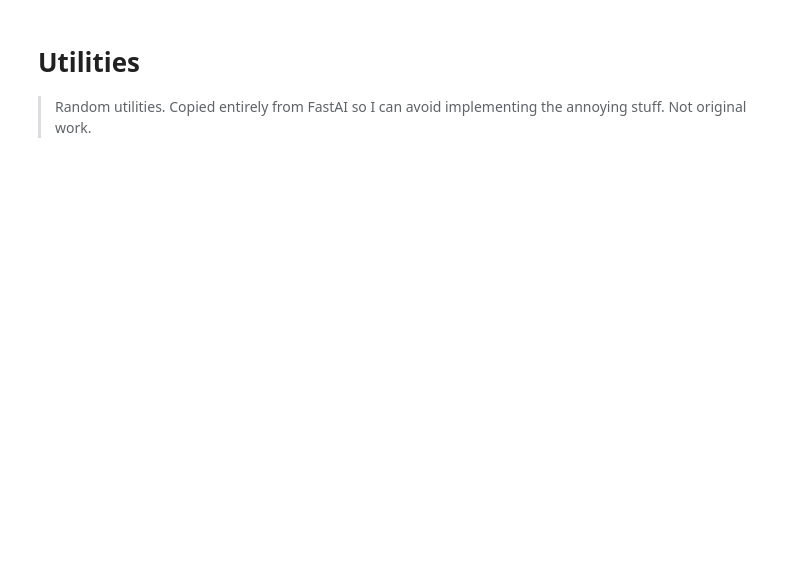
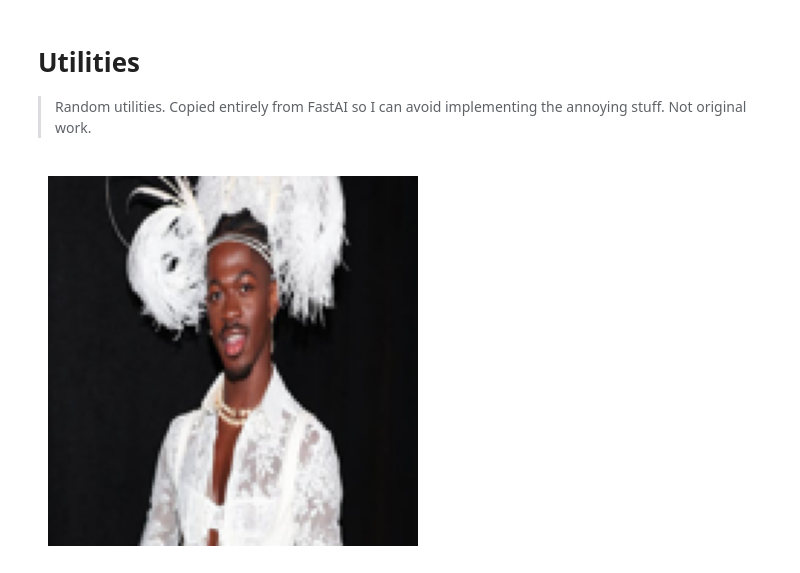
Before and after one commit to jeremyadamsfisher/SlowAI, a Jupyter notebook: nbs/99_utils.ipynb, the cells around one changed output. Drawn from its saved outputs; the diff is of its cells as text; code cells hidden in the pictures; blank space fills up the shorter version.

```diff
--- a/nbs/99_utils.ipynb
+++ b/nbs/99_utils.ipynb
@@ -190,6 +192,21 @@ class Suppressor:
 
     def flush(self):
         pass
+# %%
+# |export
+def download_image(image_url, resize=None) -> torch.Tensor:
+    response = requests.get(image_url, stream=True)
+    assert response.status_code == 200
+    img = Image.open(response.raw)
+    if resize:
+        img = img.resize(resize)
+    return T.to_tensor(img)
+# %%
+url = "https://static01.nyt.com/images/2024/01/18/arts/16lilnasx-notebook/16lilnasx-notebook-threeByTwoSmallAt2X.jpg?format=pjpg&quality=75&auto=webp&disable=upscale"
+img = download_image(url, (128, 128))
+show_image(img.permute(1, 2, 0));
+# %% [output]
+[figure, added]
 # %%
 #| hide
 import nbdev
```
Also changed, not shown: parts of 1 cell of this notebook, 3 other files.
